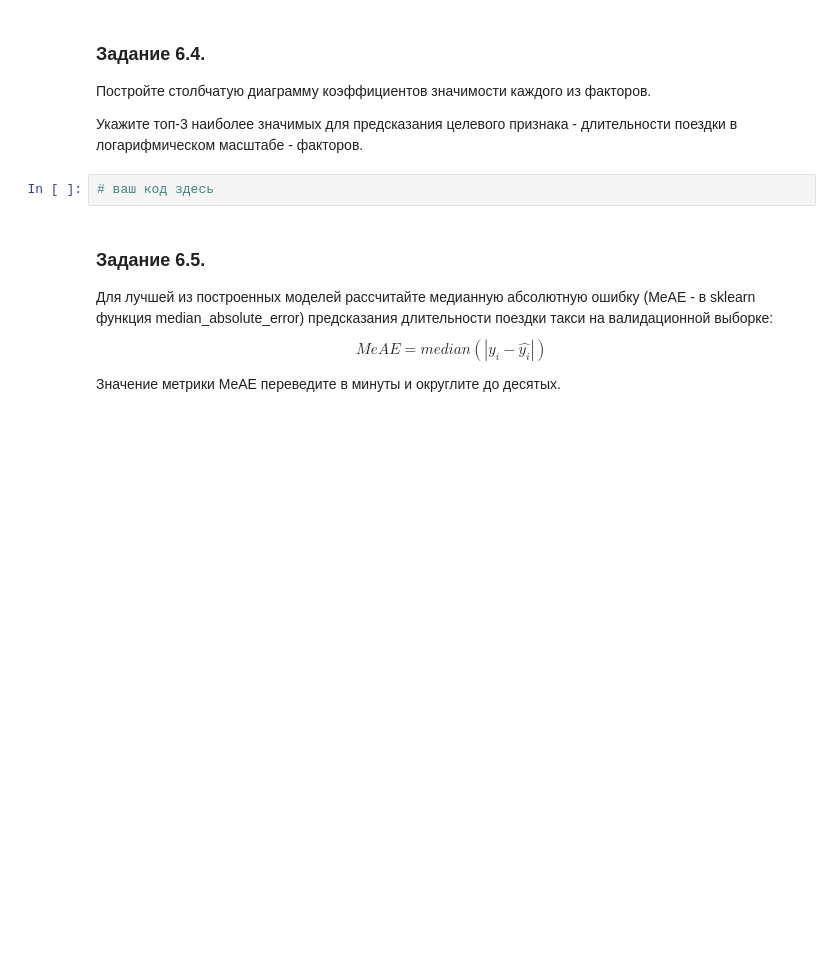
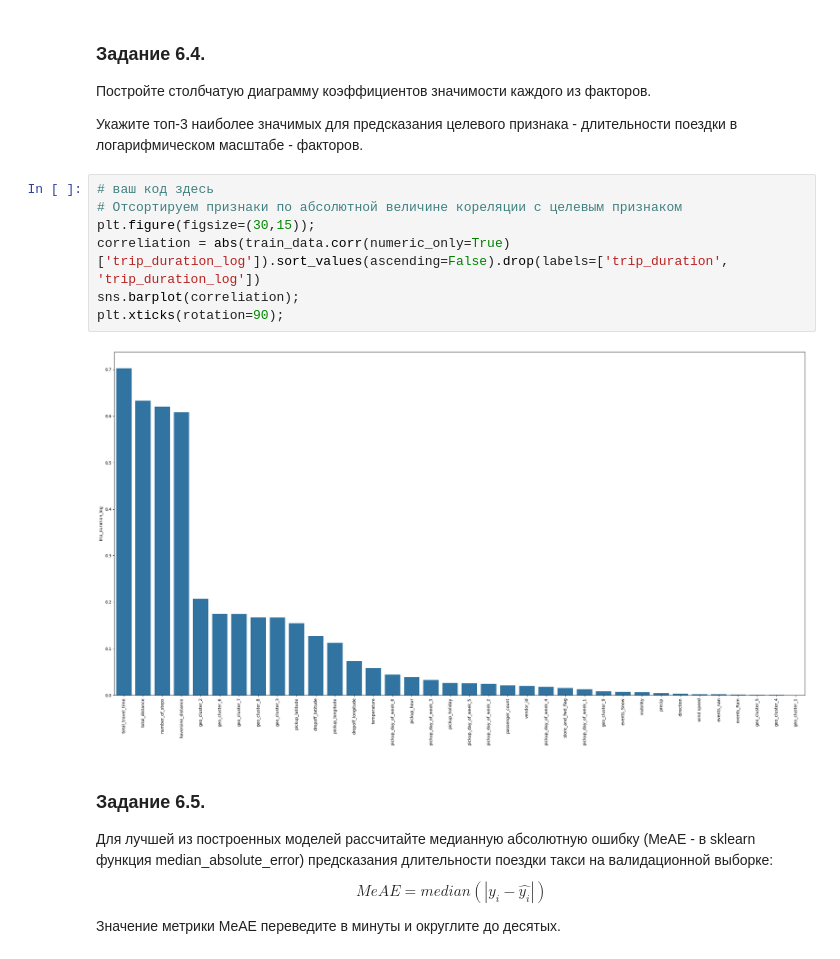
Before and after one commit to AntonYurkovskiy/Project_5_NY_City_Taxi_Trip_Duration, a Jupyter notebook: Project-5._Ноутбук-шаблон.ipynb, the cells around one changed output. Cells and saved outputs as stored; diff of their text form; blank space fills up the shorter version.

```diff
--- a/Project-5._Ноутбук-шаблон.ipynb
+++ b/Project-5._Ноутбук-шаблон.ipynb
@@ -1386,8 +1386,15 @@ RMSLE на валидационной выборке: 0.39
 Постройте столбчатую диаграмму коэффициентов значимости каждого из факторов.
 
 Укажите топ-3 наиболее значимых для предсказания целевого признака - длительности поездки в логарифмическом масштабе - факторов.
-# %%
-# ваш код здесь
+# %%
+# ваш код здесь
+# Отсортируем признаки по абсолютной величине кореляции с целевым признаком
+plt.figure(figsize=(30,15));
+correliation = abs(train_data.corr(numeric_only=True)['trip_duration_log']).sort_values(ascending=False).drop(labels=['trip_duration', 'trip_duration_log'])
+sns.barplot(correliation);
+plt.xticks(rotation=90);
+# %% [output]
+[figure, added]
 # %% [markdown]
 ### Задание 6.5.
 Для лучшей из построенных моделей рассчитайте медианную абсолютную ошибку (MeAE - в sklearn функция median_absolute_error) предсказания длительности поездки такси на валидационной выборке:
```
Also changed, not shown: parts of 2 cells of this notebook.
